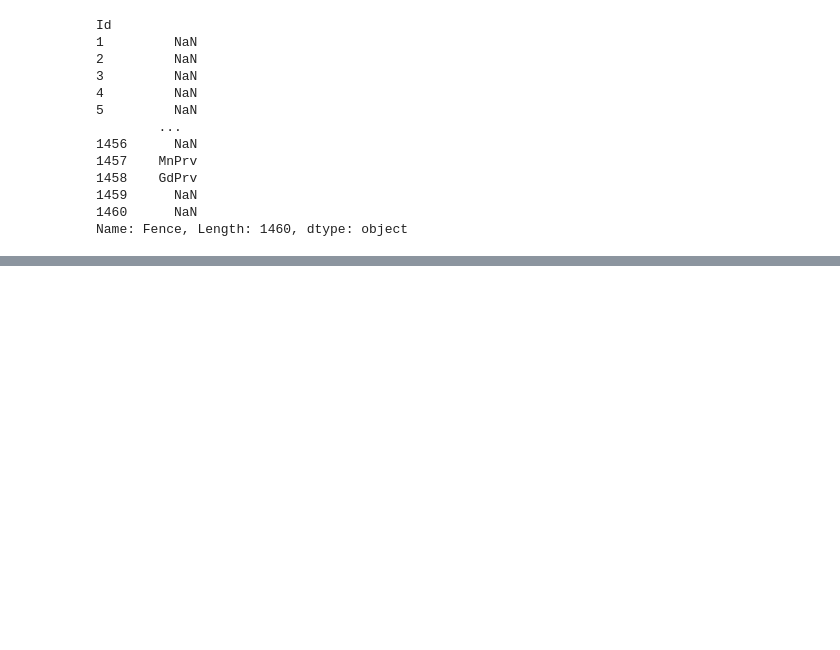
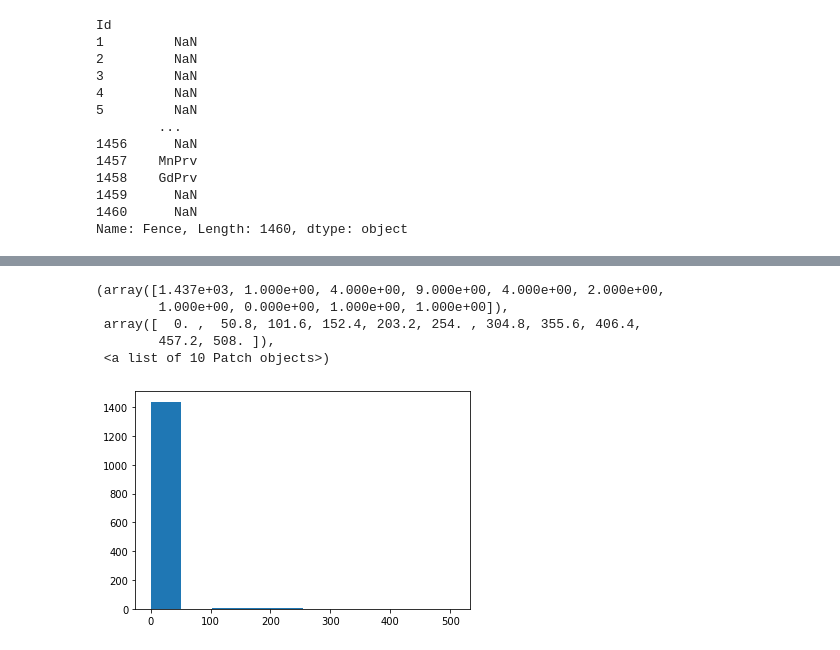
Before and after one commit to miggitymack/house-prices-advanced-regression-techniques, a Jupyter notebook: housing_prices.ipynb, the cells around one changed output, grey strips where cells are left out. Saved outputs shown, nothing was run; the diff lists cells and outputs as text; code cells hidden in the pictures; blank space fills up the shorter version.

```diff
--- a/housing_prices.ipynb
+++ b/housing_prices.ipynb
@@ -88,0 +115,9 @@ Name: Fence, Length: 1460, dtype: object
+# %%
+plt.hist(housing['3SsnPorch'])
+# %% [output]
+(array([1.437e+03, 1.000e+00, 4.000e+00, 9.000e+00, 4.000e+00, 2.000e+00,
+        1.000e+00, 0.000e+00, 1.000e+00, 1.000e+00]),
+ array([  0. ,  50.8, 101.6, 152.4, 203.2, 254. , 304.8, 355.6, 406.4,
+        457.2, 508. ]),
+ <a list of 10 Patch objects>)
+[figure, added]
```
Also changed, not shown: parts of 3 cells of this notebook.
